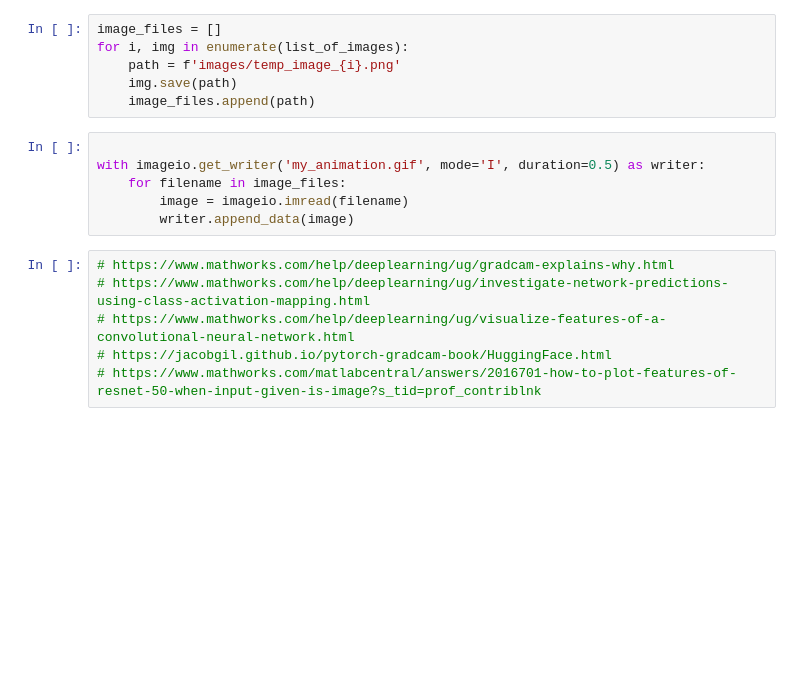
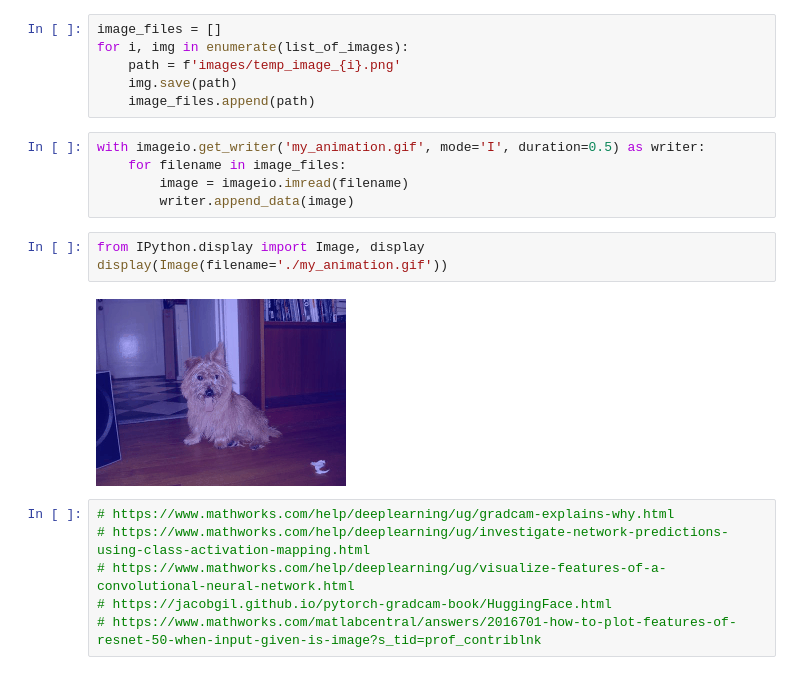
Before and after one commit to propardhu/ResNet_50_Vis, a Jupyter notebook: ResNet50Vis.ipynb, the cells around one changed output. Drawn from its saved outputs; the diff is of its cells as text; blank space fills up the shorter version.

```diff
--- a/ResNet50Vis.ipynb
+++ b/ResNet50Vis.ipynb
@@ -116,11 +116,15 @@ for i, img in enumerate(list_of_images):
     img.save(path)
     image_files.append(path)
 # %%
-
 with imageio.get_writer('my_animation.gif', mode='I', duration=0.5) as writer:
     for filename in image_files:
         image = imageio.imread(filename)
         writer.append_data(image)
+# %%
+from IPython.display import Image, display
+display(Image(filename='./my_animation.gif'))
+# %% [output]
+[figure, added]
 # %%
 # https://www.mathworks.com/help/deeplearning/ug/gradcam-explains-why.html
 # https://www.mathworks.com/help/deeplearning/ug/investigate-network-predictions-using-class-activation-mapping.html
```
Also changed, not shown: parts of 2 cells of this notebook.
